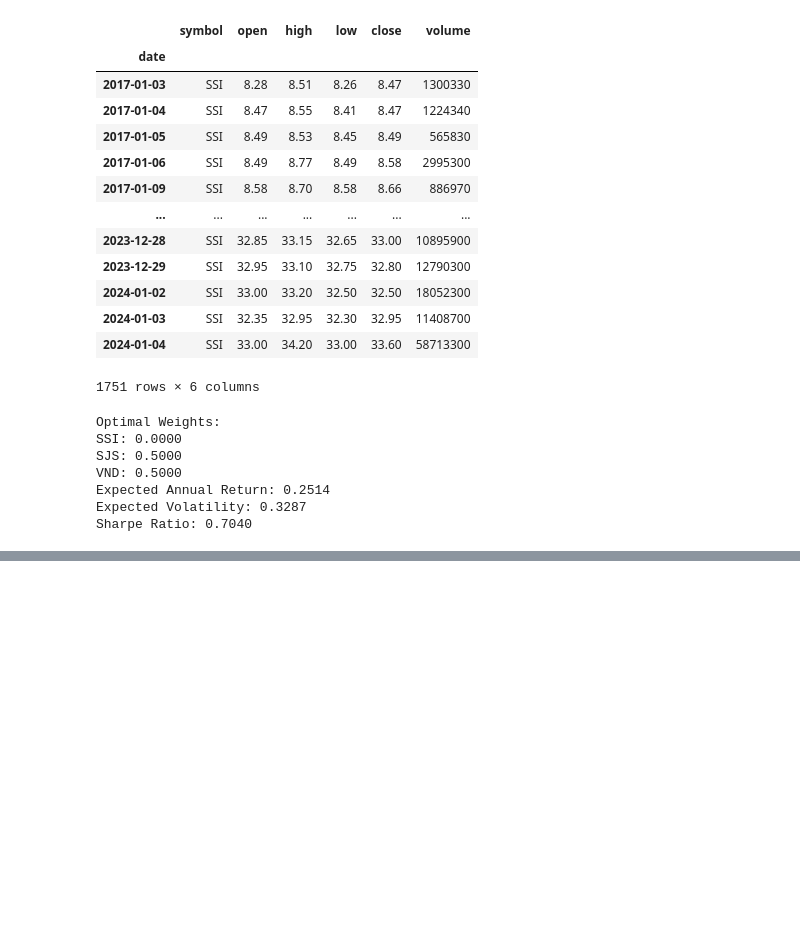
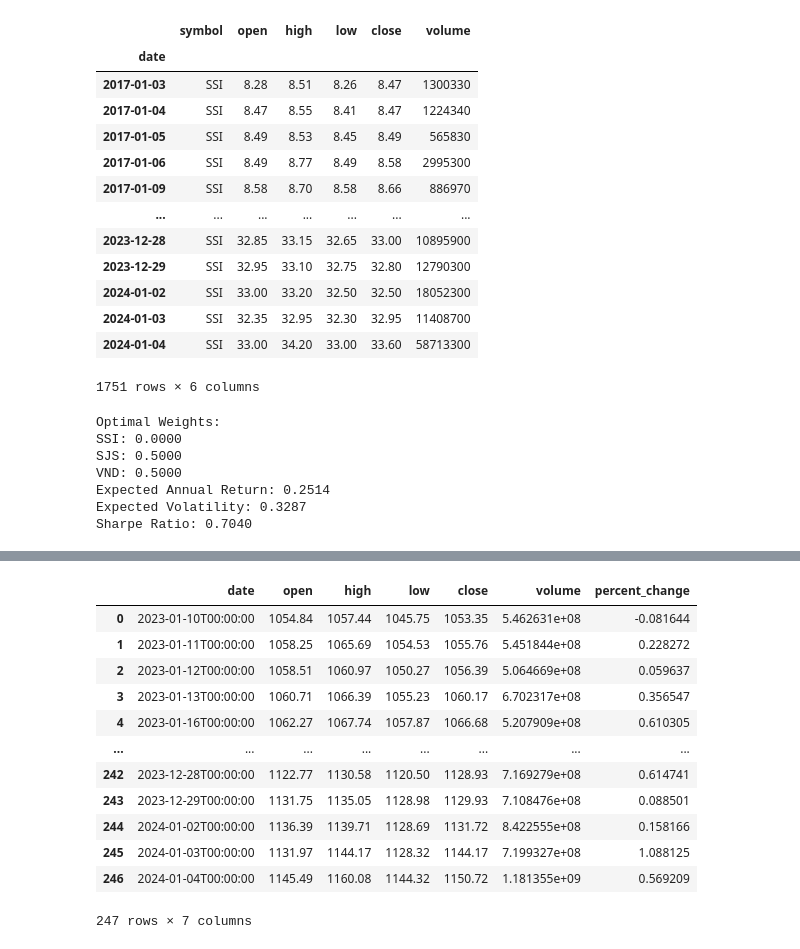
Before and after one commit to tranthanhbinh1/stock-recommendation-system, a Jupyter notebook: recommend_test.ipynb, the cells around one changed output, grey strips where cells are left out. Drawn from its saved outputs; the diff is of its cells as text; code cells hidden in the pictures; blank space fills up the shorter version.

```diff
--- a/recommend_test.ipynb
+++ b/recommend_test.ipynb
@@ -778,0 +869,16 @@ Sharpe Ratio: 0.7040
+# %%
+vnindex_1y
+# %% [output]
+|  | date | open | high | low | close | volume | percent_change |
+| 0 | 2023-01-10T00:00:00 | 1054.84 | 1057.44 | 1045.75 | 1053.35 | 5.462631e+08 | -0.081644 |
+| 1 | 2023-01-11T00:00:00 | 1058.25 | 1065.69 | 1054.53 | 1055.76 | 5.451844e+08 | 0.228272 |
+| 2 | 2023-01-12T00:00:00 | 1058.51 | 1060.97 | 1050.27 | 1056.39 | 5.064669e+08 | 0.059637 |
+| 3 | 2023-01-13T00:00:00 | 1060.71 | 1066.39 | 1055.23 | 1060.17 | 6.702317e+08 | 0.356547 |
+| 4 | 2023-01-16T00:00:00 | 1062.27 | 1067.74 | 1057.87 | 1066.68 | 5.207909e+08 | 0.610305 |
+| ... | ... | ... | ... | ... | ... | ... | ... |
+| 242 | 2023-12-28T00:00:00 | 1122.77 | 1130.58 | 1120.50 | 1128.93 | 7.169279e+08 | 0.614741 |
+| 243 | 2023-12-29T00:00:00 | 1131.75 | 1135.05 | 1128.98 | 1129.93 | 7.108476e+08 | 0.088501 |
+| 244 | 2024-01-02T00:00:00 | 1136.39 | 1139.71 | 1128.69 | 1131.72 | 8.422555e+08 | 0.158166 |
+| 245 | 2024-01-03T00:00:00 | 1131.97 | 1144.17 | 1128.32 | 1144.17 | 7.199327e+08 | 1.088125 |
+| 246 | 2024-01-04T00:00:00 | 1145.49 | 1160.08 | 1144.32 | 1150.72 | 1.181355e+09 | 0.569209 |
+247 rows × 7 columns
```
Also changed, not shown: parts of 19 cells of this notebook, 6 other files.
